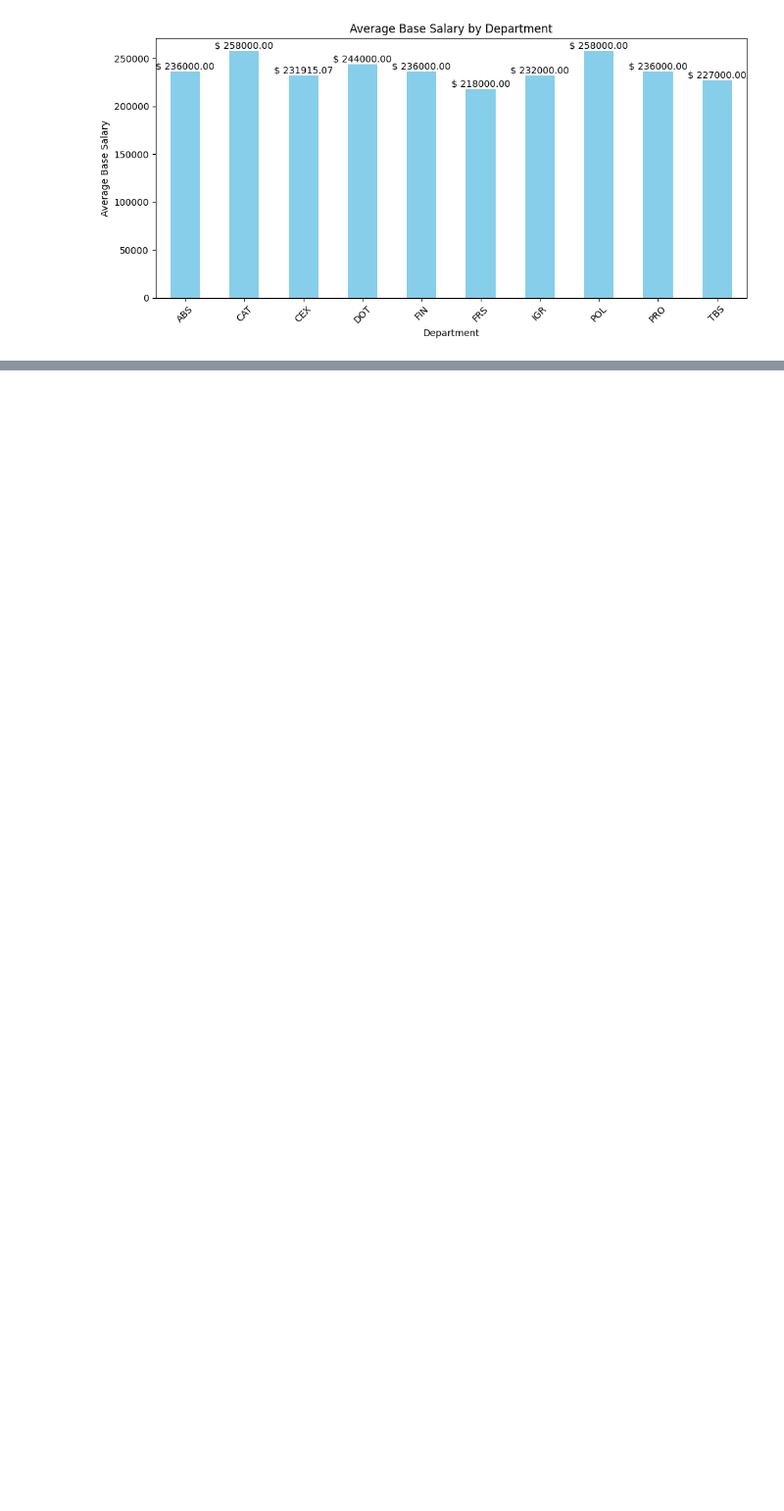
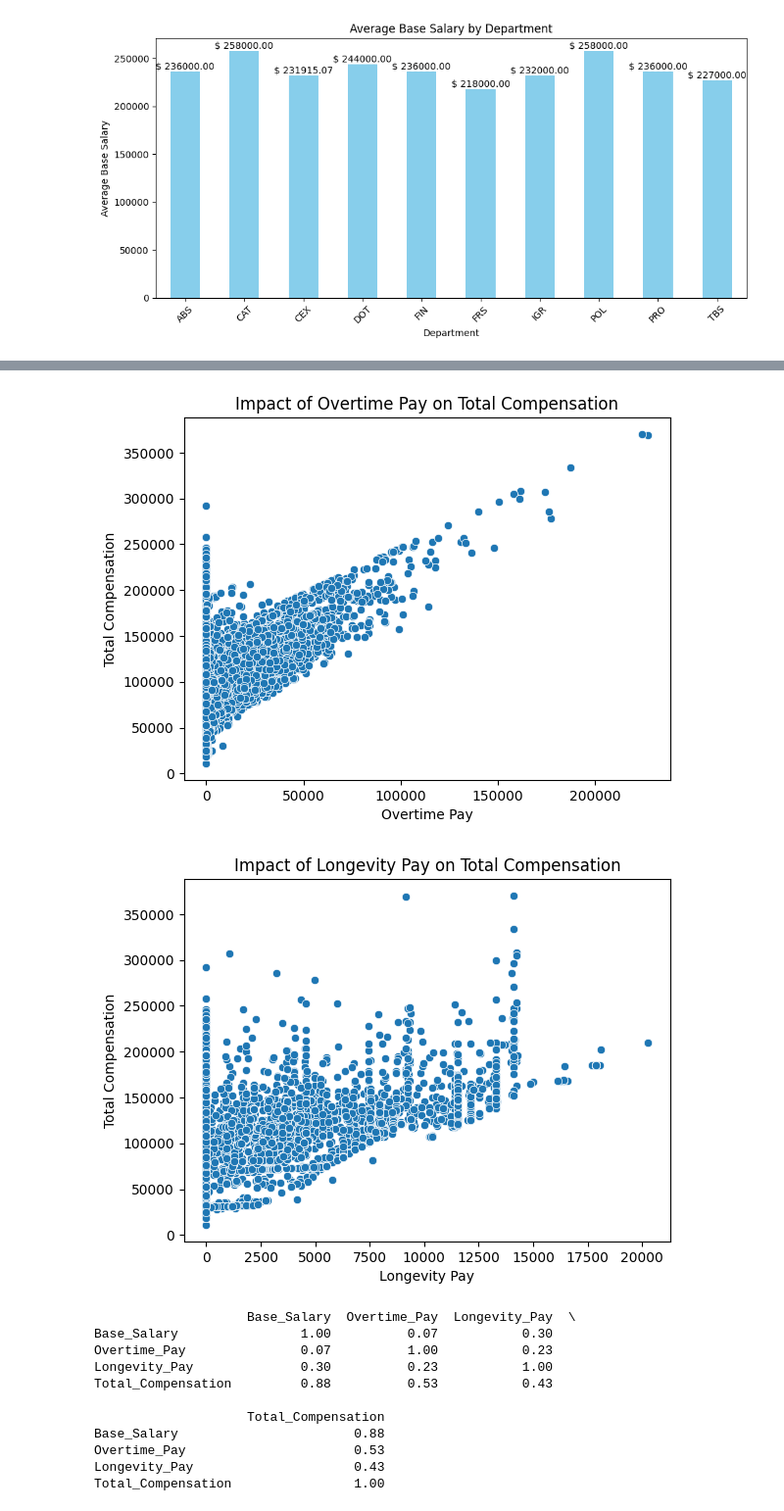
Before and after one commit to naveenjujaray/Employee-Salary-Analysis, a Jupyter notebook: ESA_Notebook.ipynb, the cells around one changed output, grey strips where cells are left out. Shown at 98% size. Saved outputs shown, nothing was run; the diff lists cells and outputs as text; code cells hidden in the pictures; blank space fills up the shorter version.

```diff
--- a/ESA_Notebook.ipynb
+++ b/ESA_Notebook.ipynb
@@ -177,0 +211,35 @@ plt.show()
+# %%
+# Calculate overall compensation
+df['Total_Compensation'] = df['Base_Salary'] + df['Overtime_Pay'] + df['Longevity_Pay']
+
+# Plotting overtime pay vs total compensation
+sns.scatterplot(x='Overtime_Pay', y='Total_Compensation', data=df)
+plt.title('Impact of Overtime Pay on Total Compensation')
+plt.xlabel('Overtime Pay')
+plt.ylabel('Total Compensation')
+plt.show()
+
+# Plotting longevity pay vs total compensation
+sns.scatterplot(x='Longevity_Pay', y='Total_Compensation', data=df)
+plt.title('Impact of Longevity Pay on Total Compensation')
+plt.xlabel('Longevity Pay')
+plt.ylabel('Total Compensation')
+plt.show()
+
+# Correlation matrix
+correlation_matrix = df[['Base_Salary', 'Overtime_Pay', 'Longevity_Pay', 'Total_Compensation']].corr().round(2)
+print(correlation_matrix)
+# %% [output]
+[figure, added]
+[figure, added]
+                    Base_Salary  Overtime_Pay  Longevity_Pay  \
+Base_Salary                1.00          0.07           0.30
+Overtime_Pay               0.07          1.00           0.23
+Longevity_Pay              0.30          0.23           1.00
+Total_Compensation         0.88          0.53           0.43
+
+                    Total_Compensation
+Base_Salary                       0.88
+Overtime_Pay                      0.53
+Longevity_Pay                     0.43
+Total_Compensation                1.00
```
Also changed, not shown: parts of 6 cells of this notebook, 1 other file.
